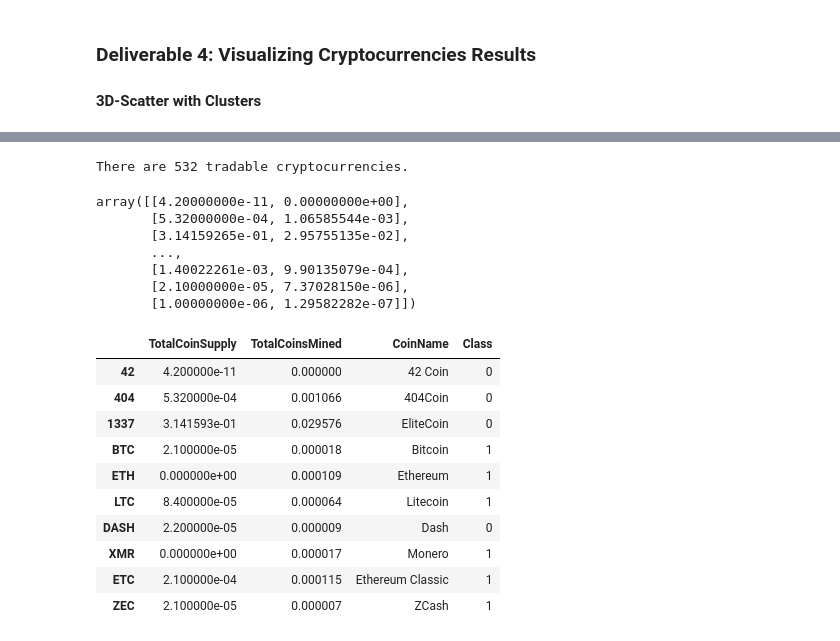
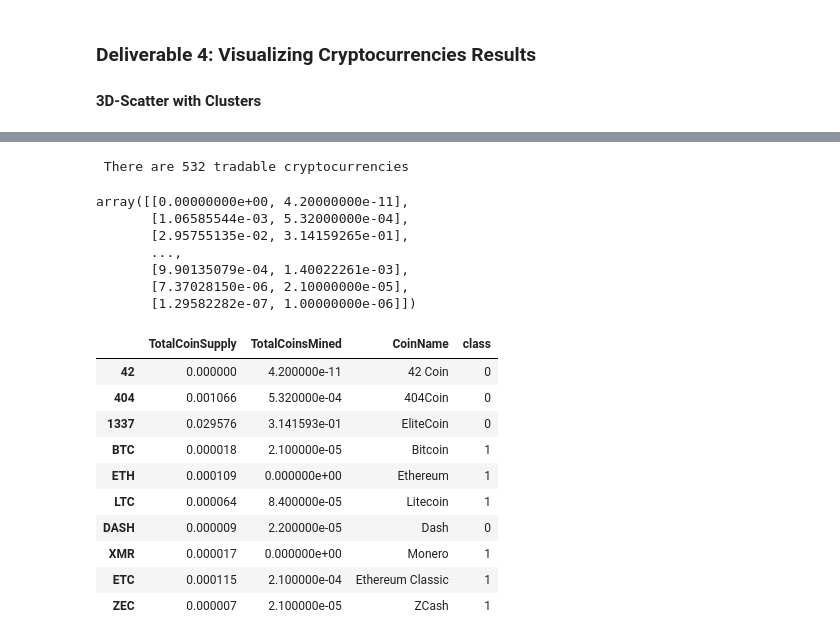
Before and after one commit to Aryanakh7/Cryptocurrencies, a Jupyter notebook: crypto_clustering.ipynb, the cells around one changed output, grey strips where cells are left out. Cells and saved outputs as stored; diff of their text form; code cells hidden in the pictures.

```diff
--- a/crypto_clustering.ipynb
+++ b/crypto_clustering.ipynb
@@ -257,42 +269,49 @@ clustered_df.head(10)
 [interactive output not drawn]
 # %%
 # Print the total number of tradable cryptocurrencies.
-# YOUR CODE HERE
+print(f' There are {clustered_df["CoinName"].count()} tradable cryptocurrencies')
 # %% [output]
-There are 532 tradable cryptocurrencies.
+ There are 532 tradable cryptocurrencies
 # %%
 # Scaling data to create the scatter plot with tradable cryptocurrencies.
-# YOUR CODE HERE
+scaled_df_copy = clustered_df.copy()
+scaled_df = scaled_df_copy.drop(["Algorithm", "ProofType", "PC 1", "PC 2", "PC 3", "CoinName", "class"], axis=1)
+
+minmax = MinMaxScaler().fit_transform(scaled_df)
+minmax
 # %% [output]
-array([[4.20000000e-11, 0.00000000e+00],
-       [5.32000000e-04, 1.06585544e-03],
-       [3.14159265e-01, 2.95755135e-02],
+array([[0.00000000e+00, 4.20000000e-11],
+       [1.06585544e-03, 5.32000000e-04],
+       [2.95755135e-02, 3.14159265e-01],
        ...,
-       [1.40022261e-03, 9.90135079e-04],
-       [2.10000000e-05, 7.37028150e-06],
-       [1.00000000e-06, 1.29582282e-07]])
+       [9.90135079e-04, 1.40022261e-03],
+       [7.37028150e-06, 2.10000000e-05],
+       [1.29582282e-07, 1.00000000e-06]])
 # %%
 # Create a new DataFrame that has the scaled data with the clustered_df DataFrame index.
-# YOUR CODE HERE
+
+plot_df = pd.DataFrame(data=minmax, columns = ["TotalCoinSupply", "TotalCoinsMined"], index = clustered_df.index)
 
 # Add the "CoinName" column from the clustered_df DataFrame to the new DataFrame.
-# YOUR CODE HERE
+
+plot_df["CoinName"] = names_df["CoinName"]
 
 # Add the "Class" column from the clustered_df DataFrame to the new DataFrame.
-# YOUR CODE HERE
+
+plot_df["class"] = clustered_df["class"]
 
 plot_df.head(10)
 # %% [output]
-|  | TotalCoinSupply | TotalCoinsMined | CoinName | Class |
-| 42 | 4.200000e-11 | 0.000000 | 42 Coin | 0 |
-| 404 | 5.320000e-04 | 0.001066 | 404Coin | 0 |
-| 1337 | 3.141593e-01 | 0.029576 | EliteCoin | 0 |
-| BTC | 2.100000e-05 | 0.000018 | Bitcoin | 1 |
-| ETH | 0.000000e+00 | 0.000109 | Ethereum | 1 |
-| LTC | 8.400000e-05 | 0.000064 | Litecoin | 1 |
-| DASH | 2.200000e-05 | 0.000009 | Dash | 0 |
-| XMR | 0.000000e+00 | 0.000017 | Monero | 1 |
-| ETC | 2.100000e-04 | 0.000115 | Ethereum Classic | 1 |
-| ZEC | 2.100000e-05 | 0.000007 | ZCash | 1 |
+|  | TotalCoinSupply | TotalCoinsMined | CoinName | class |
+| 42 | 0.000000 | 4.200000e-11 | 42 Coin | 0 |
+| 404 | 0.001066 | 5.320000e-04 | 404Coin | 0 |
+| 1337 | 0.029576 | 3.141593e-01 | EliteCoin | 0 |
+| BTC | 0.000018 | 2.100000e-05 | Bitcoin | 1 |
+| ETH | 0.000109 | 0.000000e+00 | Ethereum | 1 |
+| LTC | 0.000064 | 8.400000e-05 | Litecoin | 1 |
+| DASH | 0.000009 | 2.200000e-05 | Dash | 0 |
+| XMR | 0.000017 | 0.000000e+00 | Monero | 1 |
+| ETC | 0.000115 | 2.100000e-04 | Ethereum Classic | 1 |
+| ZEC | 0.000007 | 2.100000e-05 | ZCash | 1 |
 # %%
 # Create a hvplot.scatter plot using x="TotalCoinsMined" and y="TotalCoinSupply".
```
Also changed, not shown: parts of 5 cells of this notebook.
